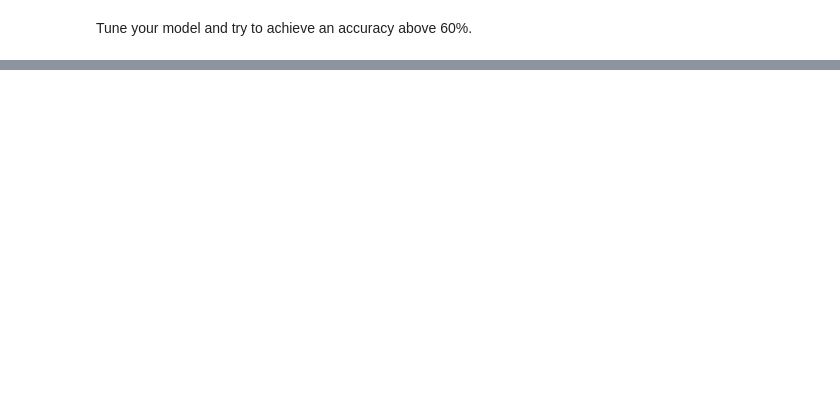
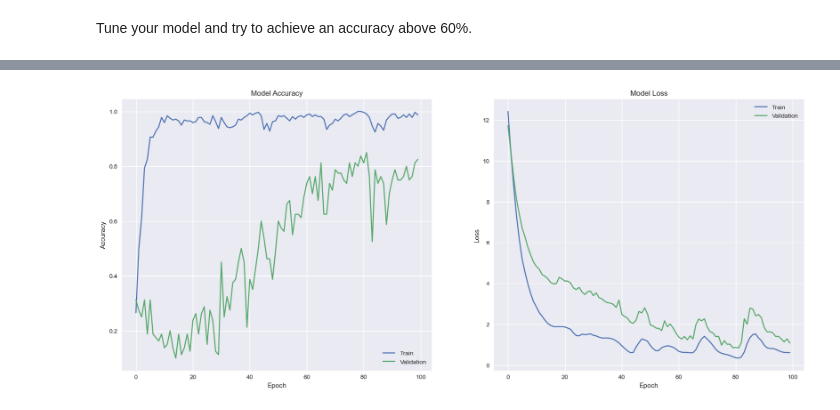
Before and after one commit to Carmenfranci/Selected, a Jupyter notebook: Student_Lab_3.ipynb, the cells around one changed output, grey strips where cells are left out. Saved outputs shown, nothing was run; the diff lists cells and outputs as text; code cells hidden in the pictures; blank space fills up the shorter version.

```diff
--- a/Student_Lab_3.ipynb
+++ b/Student_Lab_3.ipynb
@@ -1058,2 +1063,90 @@ Minimum Loss on the Validation Set:  0.7487493753433228  obtained at epoch:  16
 # %% [markdown]
 Tune your model and try to achieve an accuracy above 60%.
+# %%
+# Tuning parameters
+dropout = 0.1
+regularization = 0.1
+
+# Recreate the CNN model with tuning
+cnn_model = tf.keras.models.Sequential()
+
+# 1st Conv layer + MaxPooling + BN + Dropout
+cnn_model.add(tf.keras.layers.Conv2D(16, (3, 3), activation='relu', input_shape=(X_train_sx.shape[1], X_train_sx.shape[2], X_train_sx.shape[3]),
+                                     kernel_regularizer=tf.keras.regularizers.l2(regularization)))
+cnn_model.add(tf.keras.layers.MaxPooling2D((3, 3), strides=(3, 3), padding='same'))
+cnn_model.add(tf.keras.layers.BatchNormalization())
+cnn_model.add(tf.keras.layers.Dropout(dropout))
+
+# 2nd Conv layer + MaxPooling + Dropout
+cnn_model.add(tf.keras.layers.Conv2D(16, (3, 3), activation='relu',
+                                     kernel_regularizer=tf.keras.regularizers.l2(regularization)))
+cnn_model.add(tf.keras.layers.MaxPooling2D((2, 2), strides=(2, 2), padding='same'))
+cnn_model.add(tf.keras.layers.Dropout(dropout))
+
+# 3rd Conv layer + BN + Dropout
+cnn_model.add(tf.keras.layers.Conv2D(32, (2, 2), activation='relu',
+                                     kernel_regularizer=tf.keras.regularizers.l2(regularization)))
+cnn_model.add(tf.keras.layers.BatchNormalization())
+cnn_model.add(tf.keras.layers.Dropout(dropout))
+
+# Flatten and Dense layers
+cnn_model.add(tf.keras.layers.Flatten())
+cnn_model.add(tf.keras.layers.Dense(32, activation='relu',
+                                    kernel_regularizer=tf.keras.regularizers.l2(regularization)))
+cnn_model.add(tf.keras.layers.Dropout(dropout))
+
+# Output layer
+cnn_model.add(tf.keras.layers.Dense(10, activation='softmax'))
+
+# Compile the model
+opt = tf.keras.optimizers.Adam(learning_rate=0.001)
+cnn_model.compile(optimizer=opt, loss='sparse_categorical_crossentropy', metrics=['accuracy'])
+
+# Print model summary
+cnn_model.summary()
+
+# Fit the model
+history_regularized = cnn_model.fit(X_train_sx, y_train,
+                                    validation_data=(X_test_sx, y_test),
+                                    batch_size=32, epochs=100)
+
+
+# Valutazione del modello: stampa la loss minima e la accuracy corrispondente
+val_loss_history = history_regularized.history['val_loss']
+val_accuracy_history = history_regularized.history['val_accuracy']
+
+min_val_loss = np.min(val_loss_history)
+max_val_accuracy = np.max(val_accuracy_history)
+
+min_val_loss_index = np.where(val_loss_history == min_val_loss)
+max_val_accuracy_index = np.where(val_accuracy_history == max_val_accuracy)
+
+print('Minimum Loss on the Validation Set: ', min_val_loss,
+      ' obtained at epoch: ', ''.join(map(str, min_val_loss_index[0])),
+      ' with an Accuracy of: ', val_accuracy_history[int(min_val_loss_index[0])])
+
+
+
+# Plot training & validation accuracy values
+plt.figure(figsize=(20, 8))
+
+# Accuracy
+plt.subplot(1, 2, 1)
+plt.plot(history_regularized.history['accuracy'])
+plt.plot(history_regularized.history['val_accuracy'])
+plt.title('Model Accuracy')
+plt.xlabel('Epoch')
+plt.ylabel('Accuracy')
+plt.legend(['Train', 'Validation'])
+
+# Loss
+plt.subplot(1, 2, 2)
+plt.plot(history_regularized.history['loss'])
+plt.plot(history_regularized.history['val_loss'])
+plt.title('Model Loss')
+plt.xlabel('Epoch')
+plt.ylabel('Loss')
+plt.legend(['Train', 'Validation'])
+
+plt.show()
+# %% [output]
@@ -1059,0 +1170 @@ Tune your model and try to achieve an accuracy above 60%.
+[figure, added]
```
Also changed, not shown: parts of 24 cells of this notebook.
